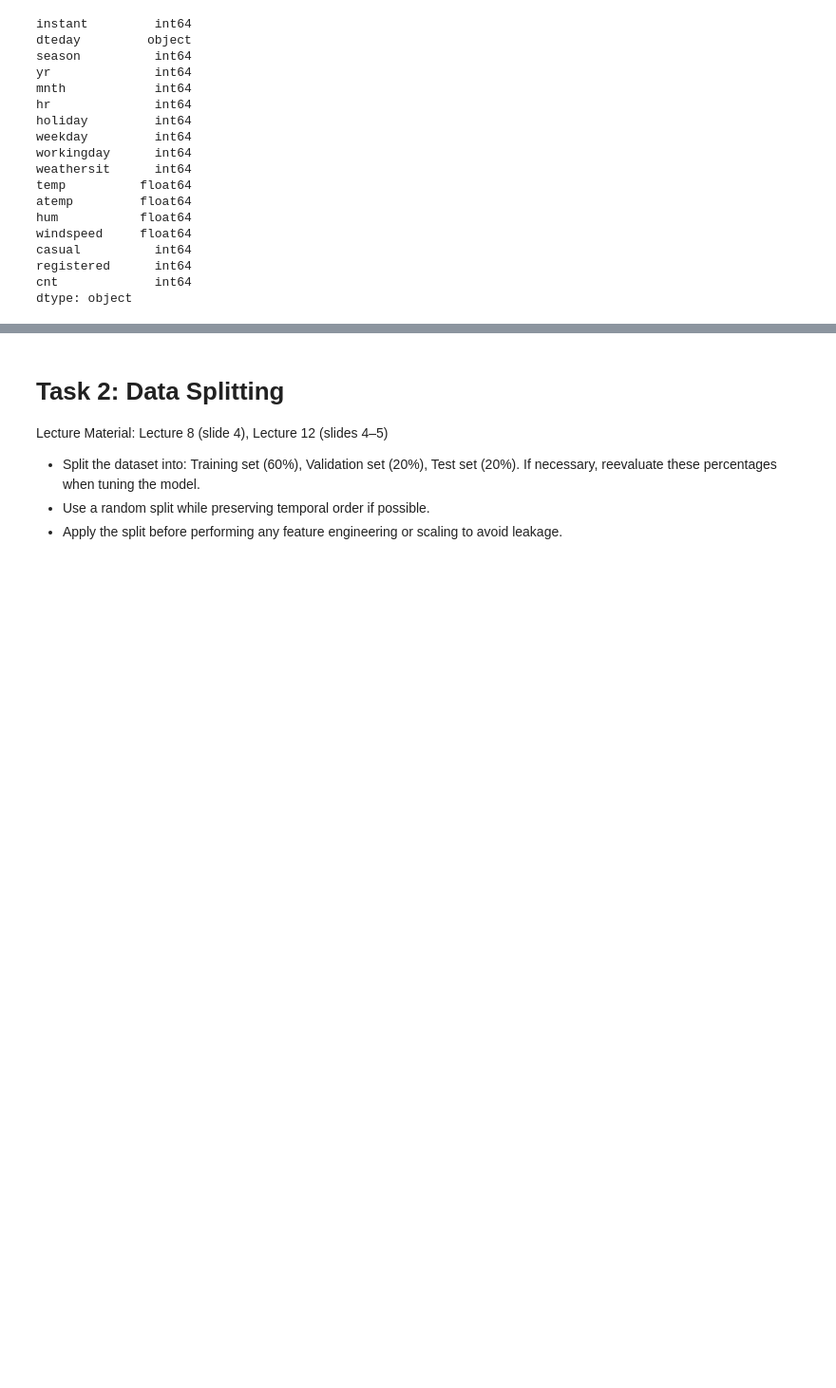
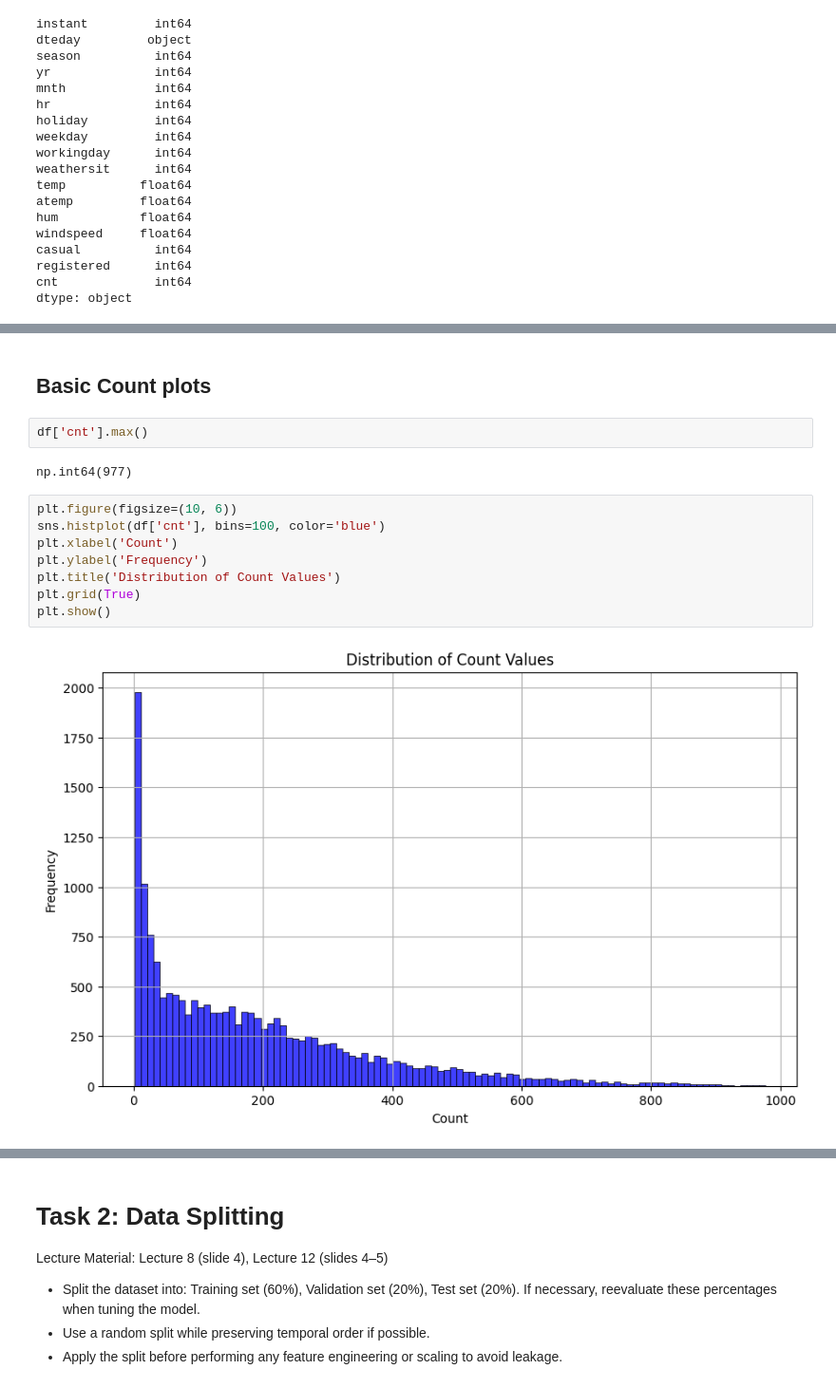
Before and after one commit to catebros/ML-fundamentals-2025, a Jupyter notebook: assignment_2_caterinamaria_barberoros[_barberoros].ipynb, the cells around one changed output, grey strips where cells are left out. Shown at 95% size. Cells and saved outputs as stored; diff of their text form; blank space fills up the shorter version.

```diff
--- a/assignment_2_caterinamaria_barberoros[_barberoros].ipynb
+++ b/assignment_2_caterinamaria_barberoros[_barberoros].ipynb
@@ -72,0 +110,16 @@ dtype: object
+# %% [markdown]
+## Basic Count plots
+# %%
+df['cnt'].max()
+# %% [output]
+np.int64(977)
+# %%
+plt.figure(figsize=(10, 6))
+sns.histplot(df['cnt'], bins=100, color='blue')
+plt.xlabel('Count')
+plt.ylabel('Frequency')
+plt.title('Distribution of Count Values')
+plt.grid(True)
+plt.show()
+# %% [output]
+[figure, added]
```
Also changed, not shown: parts of 44 cells of this notebook.
